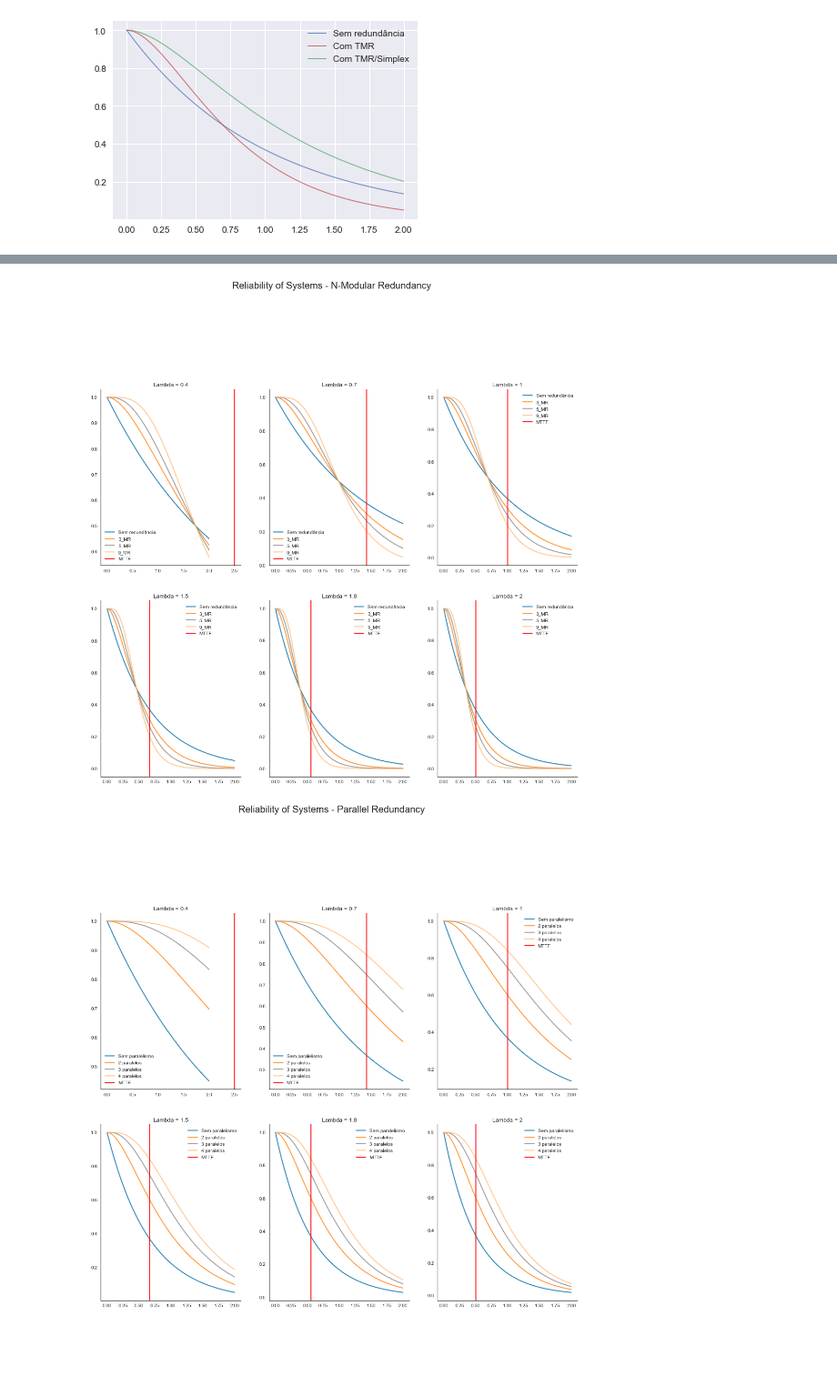
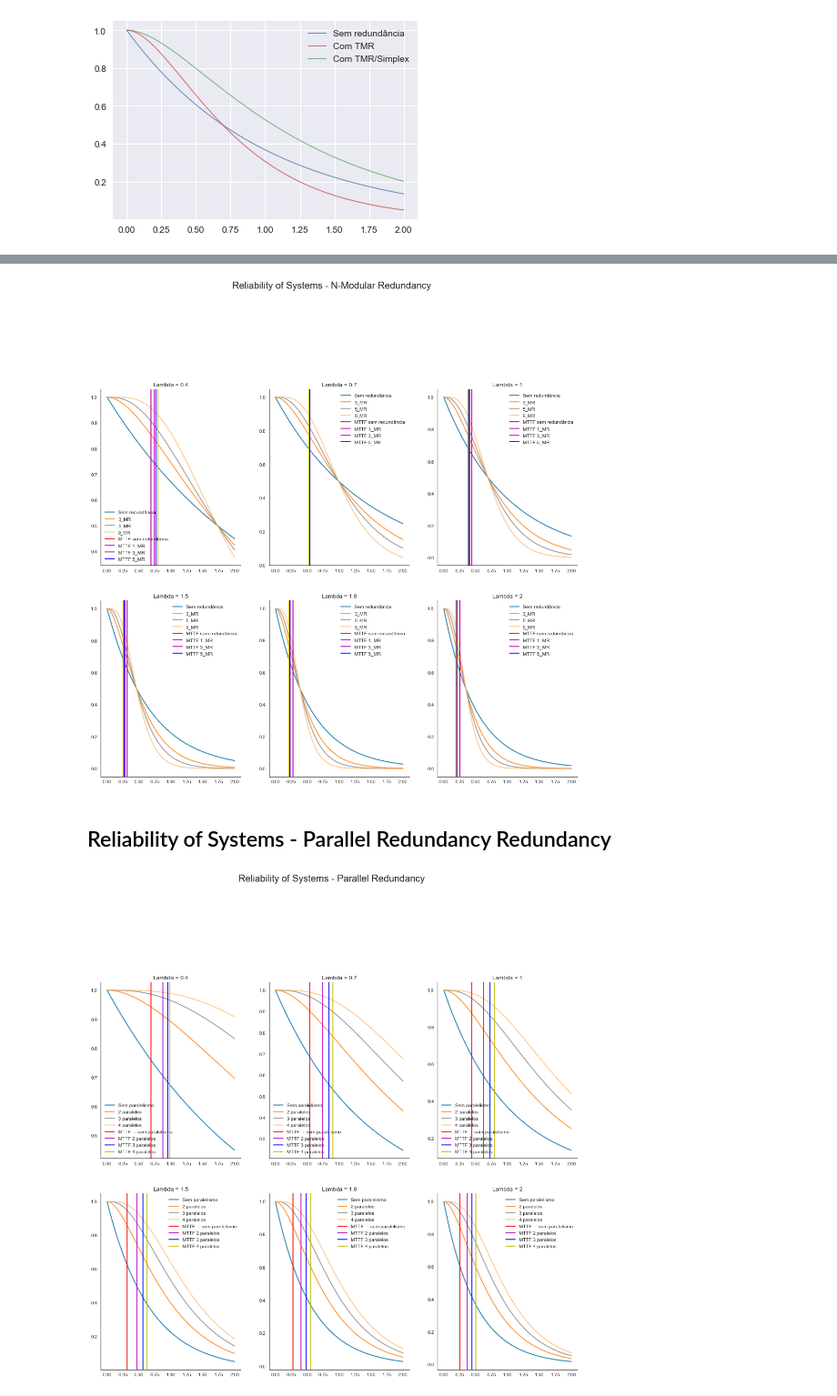
Before and after one commit to carlosemidio/IMD0033_Probabilidade, a Jupyter notebook: Atividades/Unidade 03/Atividade 2/Distribuições contínuas e análise de confiabilidade.ipynb, the cells around one changed output, grey strips where cells are left out. Shown at 91% size. Saved outputs shown, nothing was run; the diff lists cells and outputs as text; code cells hidden in the pictures; blank space fills up the shorter version.

Commit message:
add MTTF

```diff
--- a/Atividades/Unidade 03/Atividade 2/Distribuições contínuas e análise de confiabilidade.ipynb
+++ b/Atividades/Unidade 03/Atividade 2/Distribuições contínuas e análise de confiabilidade.ipynb
@@ -46,3 +46,13 @@ def parallel_calc (x, n):
 
 def parallel(vec, n):
     return [parallel_calc(x, n) for x in vec]
+
+
+def MTTF_NRM(vec, n):
+    _NMR = NMR(vec, n)
+    MTTF = 0
+
+    for i in _NMR:
+        MTTF += i
+
+    return MTTF/100
@@ -158,13 +182,20 @@ for i in range(len(lamb_values)):
     plot_2, = axe.plot(x, tres_MR, lw=2, alpha=0.8, color=(255/255,128/255,14/255), label='3_MR')
     plot_3, = axe.plot(x, cinco_MR, lw=2, alpha=0.8, color=(137/255,137/255,137/255), label='5_MR')
     plot_4, = axe.plot(x, nove_MR, lw=2, alpha=0.8, color=(1,188/255,121/255), label='9_MR')
-    plot_5 = axe.axvline(1/lamb_values[i], color='r', label='MTTF')
+    plot_5 = axe.axvline(MTTF_NRM(reli_x, 1), color='r', label='MTTF sem redundância')
+    plot_6 = axe.axvline(MTTF_NRM(um_MR, 1), color='m', label='MTTF 1_MR')
+    plot_7 = axe.axvline(MTTF_NRM(tres_MR, 1), color='m', label='MTTF 3_MR')
+    plot_8 = axe.axvline(MTTF_NRM(cinco_MR, 1), color='b', label='MTTF 5_MR')
+    plot_9 = axe.axvline(MTTF_NRM(nove_MR, 1), color='y', label='MTTF 9_MR')
 
-    plt.legend(handles=[plot_1, plot_2, plot_3, plot_4, plot_5])
+    plt.legend(handles=[plot_1, plot_2, plot_3, plot_4, plot_5, plot_6, plot_7, plot_8])
+
 
 plt.show()
 # %% [output]
-[figure, old version]
+[figure, new version]
+# %% [markdown]
+## Reliability of Systems - Parallel Redundancy Redundancy
 # %%
 x = np.linspace(0, 2, 100)
 
@@ -176,33 +207,36 @@ labels = []
 sns.set_style("white")
 
 fig = plt.subplots(figsize=(18,15))
 plt.suptitle("Reliability of Systems - Parallel Redundancy",
              fontsize=20,
             y = 1.09)
 plt.axis('off')
 
 
 for i in range(len(lamb_values)):
     reli_x= reliability(x, lamb_values[i])
     dois_para= parallel(reli_x, 2)
     tres_para = parallel(reli_x, 3)
     quatro_para = parallel(reli_x, 4)
 
 
     axe = fig[0].add_subplot(2,3,i+1)
     sns.despine(left=False, right=True, bottom=False, top=True)
     axe.set_title(lamb_titles[i]);
 
     plot_1, = axe.plot(x, reli_x, lw=2, alpha=0.8, color=(0/255,107/255,164/255),  label='Sem paralelismo')
     plot_2, = axe.plot(x, dois_para, lw=2, alpha=0.8, color=(255/255,128/255,14/255),  label='2 paralelos')
     plot_3, = axe.plot(x, tres_para, lw=2, alpha=0.8, color=(137/255,137/255,137/255), label='3 paralelos')
     plot_4, = axe.plot(x, quatro_para, lw=2, alpha=0.8, color=(1,188/255,121/255), label='4 paralelos')
 
-    plot_5 = axe.axvline(1/lamb_values[i], color='r', label='MTTF')
+    plot_5 = axe.axvline(MTTF_NRM(reli_x, 1), color='r', label='MTTF  = sem paralelismo')
+    plot_6 = axe.axvline(MTTF_NRM(dois_para, 1), color='m', label='MTTF 2 paralelos')
+    plot_7 = axe.axvline(MTTF_NRM(tres_para, 1), color='b', label='MTTF 3 paralelos')
+    plot_8 = axe.axvline(MTTF_NRM(quatro_para, 1), color='y', label='MTTF 4 paralelos')
 
-    plt.legend(handles=[plot_1, plot_2, plot_3, plot_4, plot_5])
+    plt.legend(handles=[plot_1, plot_2, plot_3, plot_4, plot_5, plot_6, plot_7, plot_8])
 
 
 plt.show()
 # %% [output]
-[figure, old version]
+[figure, new version]
```
Also changed, not shown: parts of 7 cells of this notebook.
